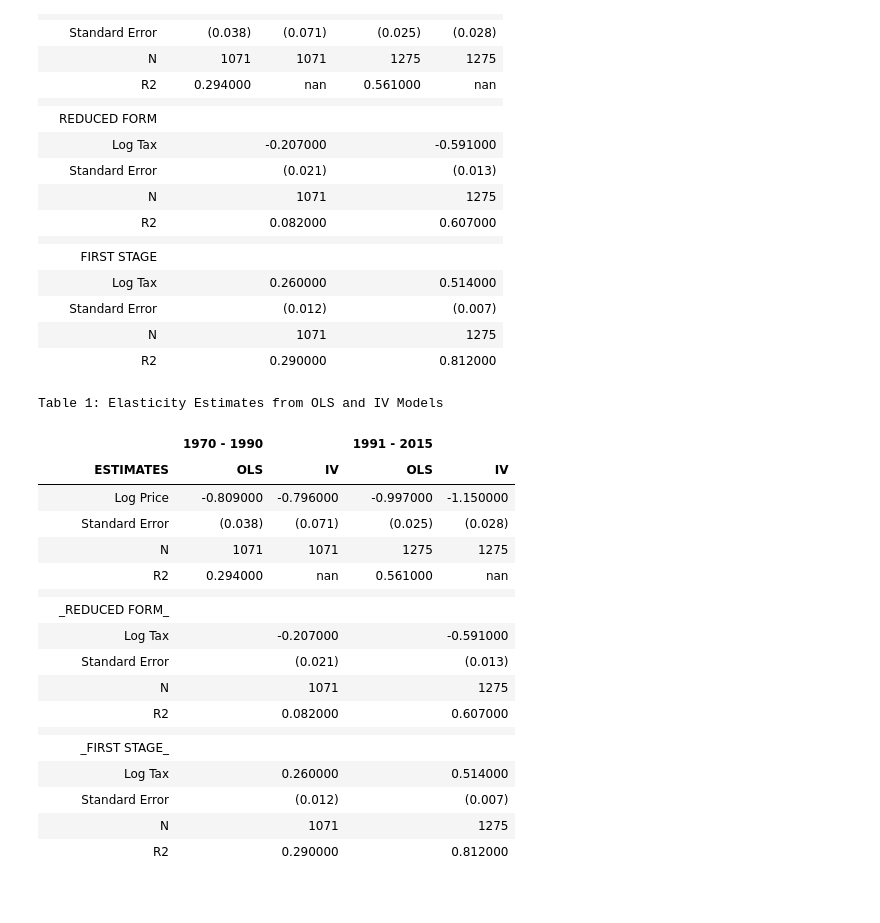
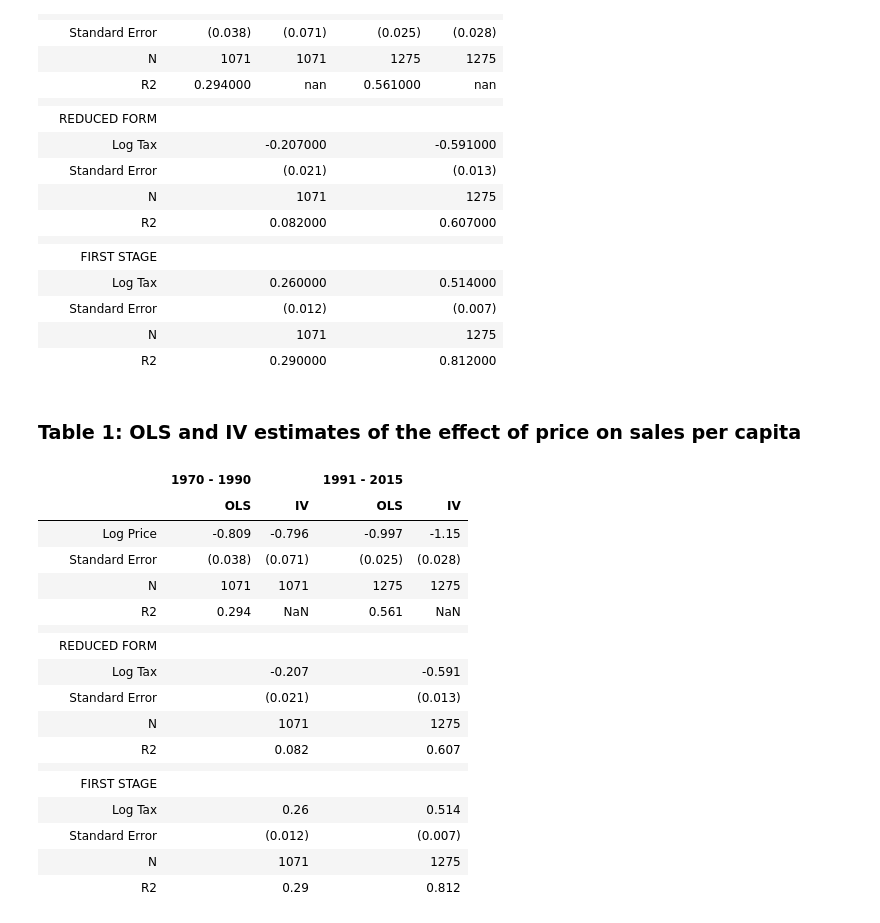
Before and after one commit to rscholt/HW3, a Jupyter notebook: submission 3/analysis/hw3_3.ipynb, the cells around one changed output. Cells and saved outputs as stored; diff of their text form; code cells hidden in the pictures.

```diff
--- a/submission 3/analysis/hw3_3.ipynb
+++ b/submission 3/analysis/hw3_3.ipynb
@@ -615,22 +617,21 @@ Table 1: Elasticity Estimates from OLS and IV Models
 |  | N |  | 1071 |  | 1275 |
 |  | R2 |  | 0.290000 |  | 0.812000 |
 # %%
-import pandas as pd
 
 # Adding spacing rows and italicizing labels
 section_labels = [
     'Log Price', 'Standard Error', 'N', 'R2',
     '',  # Break before REDUCED FORM
-    '_REDUCED FORM_',  # Italicized Section Label
+    'REDUCED FORM',
     'Log Tax', 'Standard Error', 'N', 'R2',
     '',  # Break before FIRST STAGE
-    '_FIRST STAGE_',  # Italicized Section Label
+    'FIRST STAGE',
     'Log Tax', 'Standard Error', 'N', 'R2'
 ]
 
 # Create the final table structure
 final_table = pd.DataFrame({
-    ('', 'ESTIMATES'): section_labels,
+    ('', ''): section_labels,
     ('1970 - 1990', 'OLS'): [
         etable_df.loc[0, 'Coefficient (Price)'], etable_df.loc[0, 'Standard Error (Price)'],
         etable_df.loc[0, 'N'], etable_df.loc[0, 'R2'],
@@ -686,29 +687,26 @@ final_table.index = [''] * len(final_table)
 
 # Round numerical values
 final_table = final_table.applymap(lambda x: round(x, 3) if isinstance(x, (int, float)) else x)
-
-# Add the title
-final_table_styled = final_table.style.set_caption("Table 1: Elasticity Estimates from OLS and IV Models")
-
-# Display the final table
-final_table_styled
-# %% [output]
-Table 1: Elasticity Estimates from OLS and IV Models
-|  |  | 1970 - 1990 |  | 1991 - 2015 |  |
-|  | ESTIMATES | OLS | IV | OLS | IV |
-|  | Log Price | -0.809000 | -0.796000 | -0.997000 | -1.150000 |
-|  | Standard Error | (0.038) | (0.071) | (0.025) | (0.028) |
-|  | N | 1071 | 1071 | 1275 | 1275 |
-|  | R2 | 0.294000 | nan | 0.561000 | nan |
-|  |  |  |  |  |  |
-|  | _REDUCED FORM_ |  |  |  |  |
-|  | Log Tax |  | -0.207000 |  | -0.591000 |
-|  | Standard Error |  | (0.021) |  | (0.013) |
-|  | N |  | 1071 |  | 1275 |
-|  | R2 |  | 0.082000 |  | 0.607000 |
-|  |  |  |  |  |  |
-|  | _FIRST STAGE_ |  |  |  |  |
-|  | Log Tax |  | 0.260000 |  | 0.514000 |
-|  | Standard Error |  | (0.012) |  | (0.007) |
-|  | N |  | 1071 |  | 1275 |
-|  | R2 |  | 0.290000 |  | 0.812000 |
+# %% [markdown]
+### Table 1: OLS and IV estimates of the effect of price on sales per capita
+# %%
+final_table
+# %% [output]
+|  |  | 1970 - 1990 |  | 1991 - 2015 |  |
+|  |  | OLS | IV | OLS | IV |
+|  | Log Price | -0.809 | -0.796 | -0.997 | -1.15 |
+|  | Standard Error | (0.038) | (0.071) | (0.025) | (0.028) |
+|  | N | 1071 | 1071 | 1275 | 1275 |
+|  | R2 | 0.294 | NaN | 0.561 | NaN |
+|  |  |  |  |  |  |
+|  | REDUCED FORM |  |  |  |  |
+|  | Log Tax |  | -0.207 |  | -0.591 |
+|  | Standard Error |  | (0.021) |  | (0.013) |
+|  | N |  | 1071 |  | 1275 |
+|  | R2 |  | 0.082 |  | 0.607 |
+|  |  |  |  |  |  |
+|  | FIRST STAGE |  |  |  |  |
+|  | Log Tax |  | 0.26 |  | 0.514 |
+|  | Standard Error |  | (0.012) |  | (0.007) |
+|  | N |  | 1071 |  | 1275 |
+|  | R2 |  | 0.29 |  | 0.812 |
```
Also changed, not shown: parts of 7 cells of this notebook, 2 other files.
